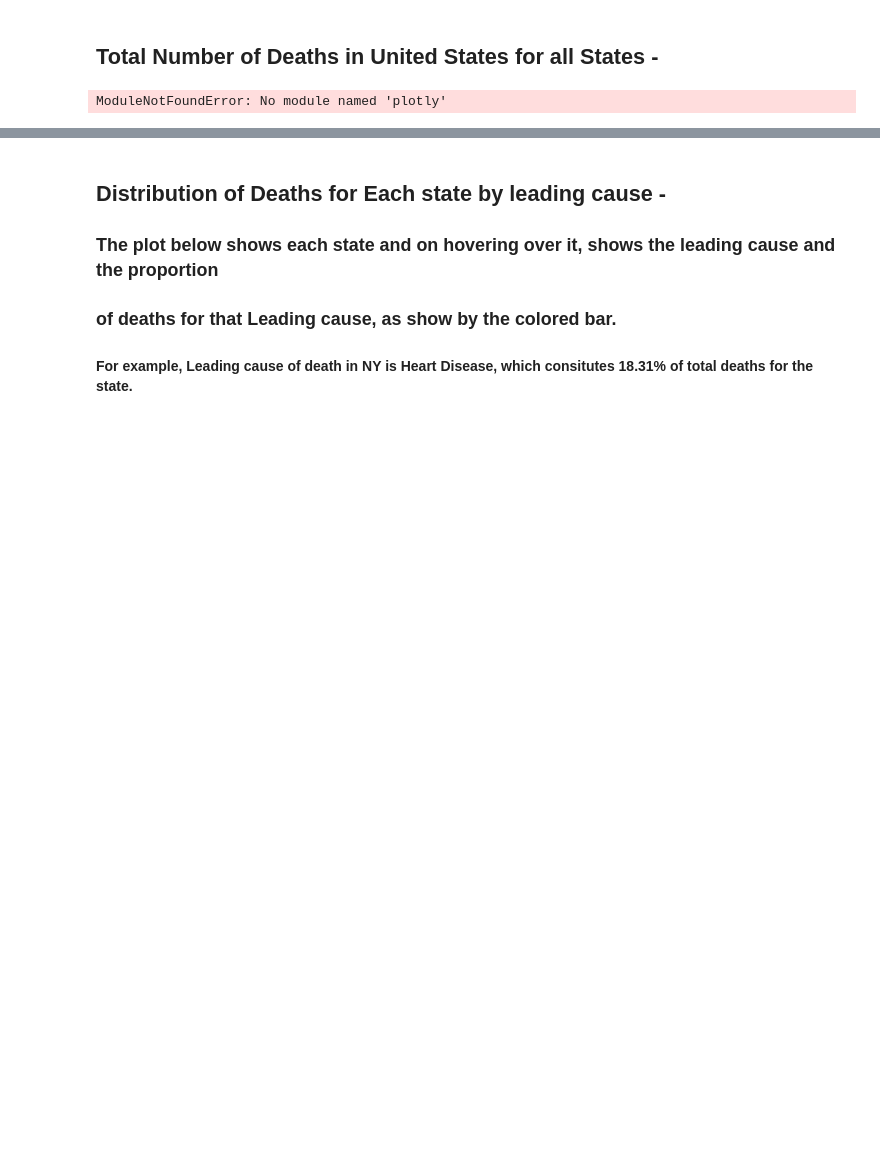
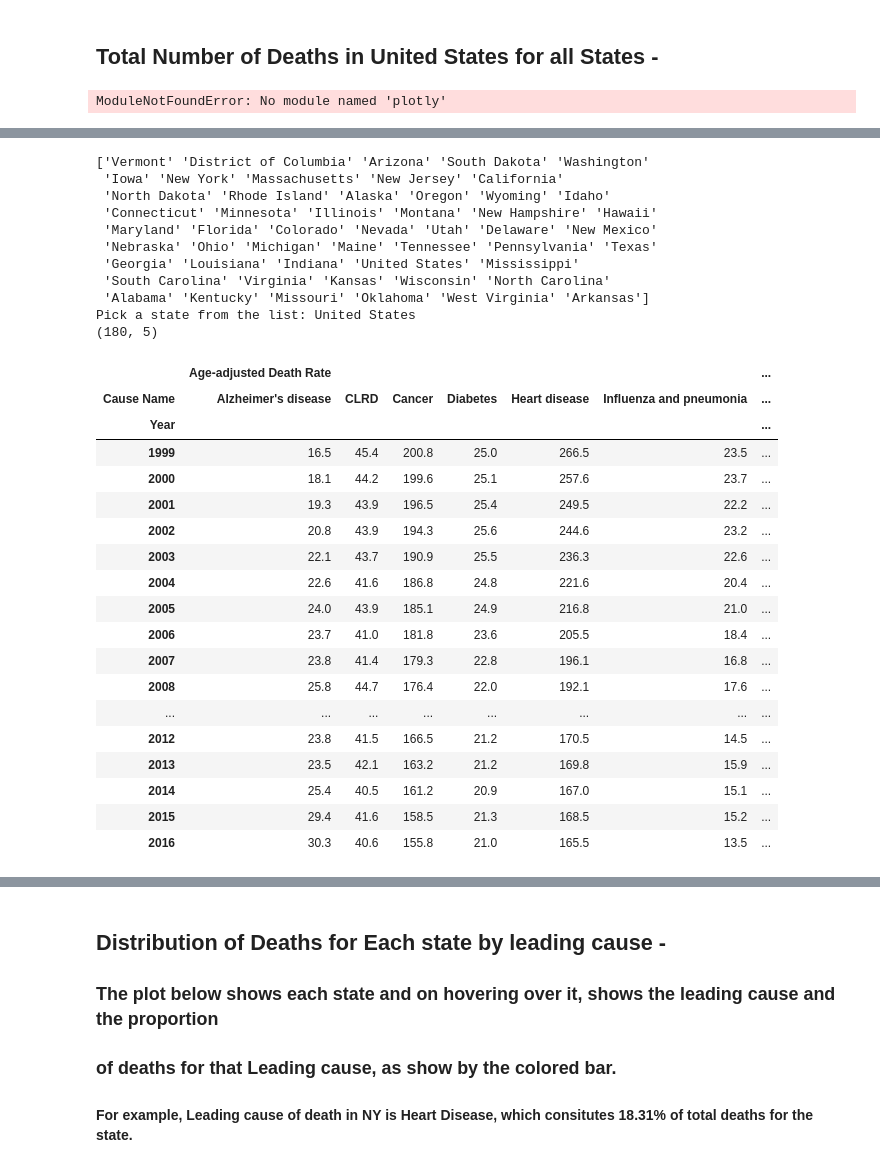
Before and after one commit to ppainuly/Leading-Causes-of-Death-in-United-States, a Jupyter notebook: Project_1.ipynb, the cells around one changed output, grey strips where cells are left out. Saved outputs shown, nothing was run; the diff lists cells and outputs as text; code cells hidden in the pictures; blank space fills up the shorter version.

```diff
--- a/Project_1.ipynb
+++ b/Project_1.ipynb
@@ -817,0 +820,7 @@ df_state_total_deaths.head()
+# %%
+#Import Insurance Data
+data_insurance = "Data/raw_data.csv"
+
+#csv to pandas
+data_insurance = pd.read_csv(data_insurance)
+data = pd.read_csv(deathdata)
@@ -817,0 +839,46 @@ df_state_total_deaths.head()
+# %%
+print(data["State"].unique())
+state = input("Pick a state from the list: ")
+
+# Get the data for the specific state
+data_state = data.loc[data["Cause Name"] != "All causes"]
+data_state = data_state.loc[data_state["State"] == state]
+print(data_state.shape)
+data_state.head()
+
+data_state_group = data_state.groupby(['Year', 'Cause Name']).sum()
+data_state_group = data_state_group.sort_values(['Year'], ascending=[True])
+data_state_group = data_state_group.reset_index()
+table_state = data_state_group.pivot_table(data_state_group, index=['Year'], columns=['Cause Name'])
+table_state
+# %% [output]
+['Vermont' 'District of Columbia' 'Arizona' 'South Dakota' 'Washington'
+ 'Iowa' 'New York' 'Massachusetts' 'New Jersey' 'California'
+ 'North Dakota' 'Rhode Island' 'Alaska' 'Oregon' 'Wyoming' 'Idaho'
+ 'Connecticut' 'Minnesota' 'Illinois' 'Montana' 'New Hampshire' 'Hawaii'
+ 'Maryland' 'Florida' 'Colorado' 'Nevada' 'Utah' 'Delaware' 'New Mexico'
+ 'Nebraska' 'Ohio' 'Michigan' 'Maine' 'Tennessee' 'Pennsylvania' 'Texas'
+ 'Georgia' 'Louisiana' 'Indiana' 'United States' 'Mississippi'
+ 'South Carolina' 'Virginia' 'Kansas' 'Wisconsin' 'North Carolina'
+ 'Alabama' 'Kentucky' 'Missouri' 'Oklahoma' 'West Virginia' 'Arkansas']
+Pick a state from the list: United States
+(180, 5)
+|  | Age-adjusted Death Rate |  |  |  |  |  | ... |
+| Cause Name | Alzheimer's disease | CLRD | Cancer | Diabetes | Heart disease | Influenza and pneumonia | ... |
+| Year |  |  |  |  |  |  | ... |
+| 1999 | 16.5 | 45.4 | 200.8 | 25.0 | 266.5 | 23.5 | ... |
+| 2000 | 18.1 | 44.2 | 199.6 | 25.1 | 257.6 | 23.7 | ... |
+| 2001 | 19.3 | 43.9 | 196.5 | 25.4 | 249.5 | 22.2 | ... |
+| 2002 | 20.8 | 43.9 | 194.3 | 25.6 | 244.6 | 23.2 | ... |
+| 2003 | 22.1 | 43.7 | 190.9 | 25.5 | 236.3 | 22.6 | ... |
+| 2004 | 22.6 | 41.6 | 186.8 | 24.8 | 221.6 | 20.4 | ... |
+| 2005 | 24.0 | 43.9 | 185.1 | 24.9 | 216.8 | 21.0 | ... |
+| 2006 | 23.7 | 41.0 | 181.8 | 23.6 | 205.5 | 18.4 | ... |
+| 2007 | 23.8 | 41.4 | 179.3 | 22.8 | 196.1 | 16.8 | ... |
+| 2008 | 25.8 | 44.7 | 176.4 | 22.0 | 192.1 | 17.6 | ... |
+| ... | ... | ... | ... | ... | ... | ... | ... |
+| 2012 | 23.8 | 41.5 | 166.5 | 21.2 | 170.5 | 14.5 | ... |
+| 2013 | 23.5 | 42.1 | 163.2 | 21.2 | 169.8 | 15.9 | ... |
+| 2014 | 25.4 | 40.5 | 161.2 | 20.9 | 167.0 | 15.1 | ... |
+| 2015 | 29.4 | 41.6 | 158.5 | 21.3 | 168.5 | 15.2 | ... |
+| 2016 | 30.3 | 40.6 | 155.8 | 21.0 | 165.5 | 13.5 | ... |
```
Also changed, not shown: parts of 7 cells of this notebook.
